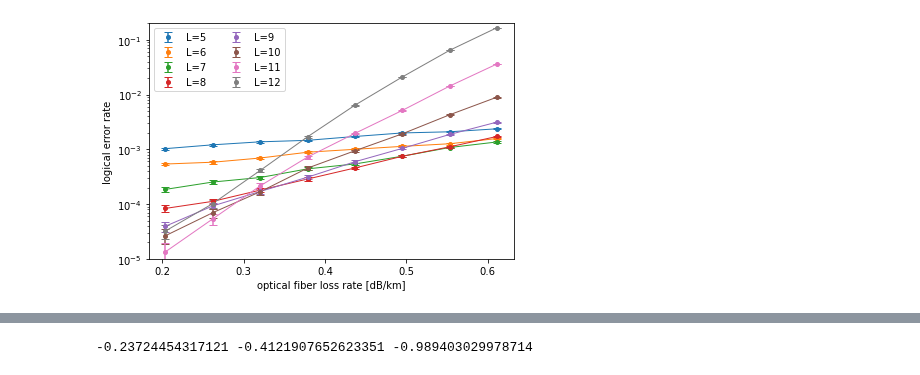
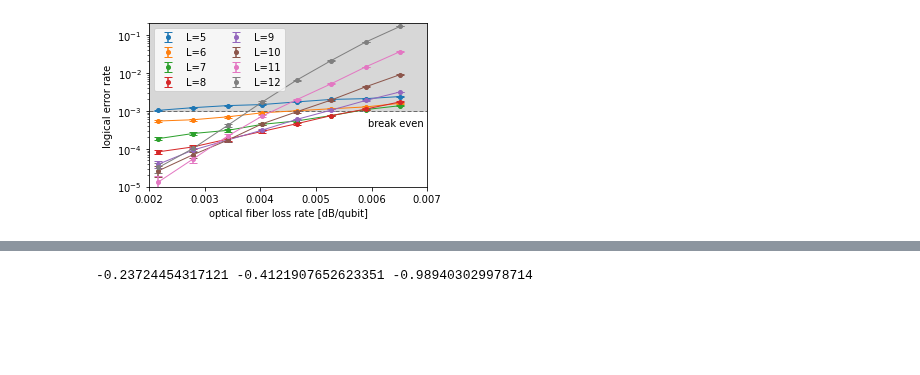
Before and after one commit to hassan-shap/quantum-emitter, a Jupyter notebook: pp_th_qdot_size.ipynb, the cells around one changed output, grey strips where cells are left out. Saved outputs shown, nothing was run; the diff lists cells and outputs as text; code cells hidden in the pictures; blank space fills up the shorter version.

```diff
--- a/pp_th_qdot_size.ipynb
+++ b/pp_th_qdot_size.ipynb
@@ -7,7 +7,11 @@ p1 = 1e-3
 
 L_list = np.arange(5,13)
 
-plt.figure(1)#,figsize=(5,3))
+plt.figure(1,figsize=(5,3))
+vec = [1e-3,7e-3]
+plt.fill_between(vec,[2e-1,2e-1],[p1,p1],color="#D7D7D7")
+plt.plot(vec,[p1,p1],"k",dashes=[8, 4],linewidth=0.5)
+
 for i_L, L in enumerate(L_list):
     first = True
     repeat = 600
@@ -48,39 +52,44 @@ for i_L, L in enumerate(L_list):
         elif L==8:
             failure_ratio[2] = 1.8e-4
 
-        τ= 50 # nsec
+        τ= 7.7 # nsec
         speed = 2.13e8
         λ_list = 10/np.log(10) * eta_list/(speed*τ*1e-9) * 1e3
+        λ_list = 10/np.log(10) *eta_list
         # plt.plot(λ_list,failure_ratio,".-",markersize=8, linewidth=1, color="C%d" % (i_L), label="L=%d, N=%d" % (L,Ntot))
         # plt.plot(λ_list,failure_ratio,".",markersize=8,  color="C%d" % (i_L), label="L=%d" % (L))
         err_val = (failure_ratio*(1-failure_ratio)/Ntot)**0.5
         plt.errorbar(λ_list,failure_ratio,err_val,marker=".",markersize=8,linestyle="none",capsize=4,  color="C%d" % (i_L), label="L=%d" % (L))
         plt.plot(λ_list,failure_ratio,"-", linewidth=1, color="C%d" % (i_L))
         # if L==7:
         #     print(failure_ratio[4:])
         # elif L==8:
         #     print(failure_ratio[4])
         # elif L==9:
         #     print(failure_ratio[2:4])
         # elif L==10:
         #     print(failure_ratio[2])
         # elif L==11:
         #     print(failure_ratio[0:2])
 
-
+x0 = 0.0057
+# plt.plot([x0,x0],[1e-5,1e-1],"k--")
+plt.text(5.94e-3,4e-4,"break even")
 plt.legend(loc='best',ncol=2)
 # plt.grid()
 plt.ylim([1e-5,2e-1])
-# plt.xlim([0.0,1e-3])
+plt.xlim([2e-3,7e-3])
 # plt.xticks(np.arange(0.08,0.131,0.01))
-plt.xticks(np.arange(0.2,0.61,0.1))
+# plt.xticks(np.arange(0.2,0.61,0.1))
+# plt.xticks(np.arange(1,3.1,0.5))
 plt.yscale("log")
 # plt.grid()
-plt.xlabel("optical fiber loss rate [dB/km]")
+# plt.xlabel("optical fiber loss rate [dB/km]")
+plt.xlabel("optical fiber loss rate [dB/qubit]")
 plt.ylabel("logical error rate")
 # plt.legend()
 plt.tight_layout()
-# plt.savefig("figs/fiber_loss_p1_%.1f.pdf" % (p1*1e3))
+plt.savefig("figs/fiber_loss_p1_%.1f.pdf" % (p1*1e3))
 plt.show()
 # %% [output]
-[figure, old version]
+[figure, new version]
```
Also changed, not shown: parts of 7 cells of this notebook, 14 other files.
